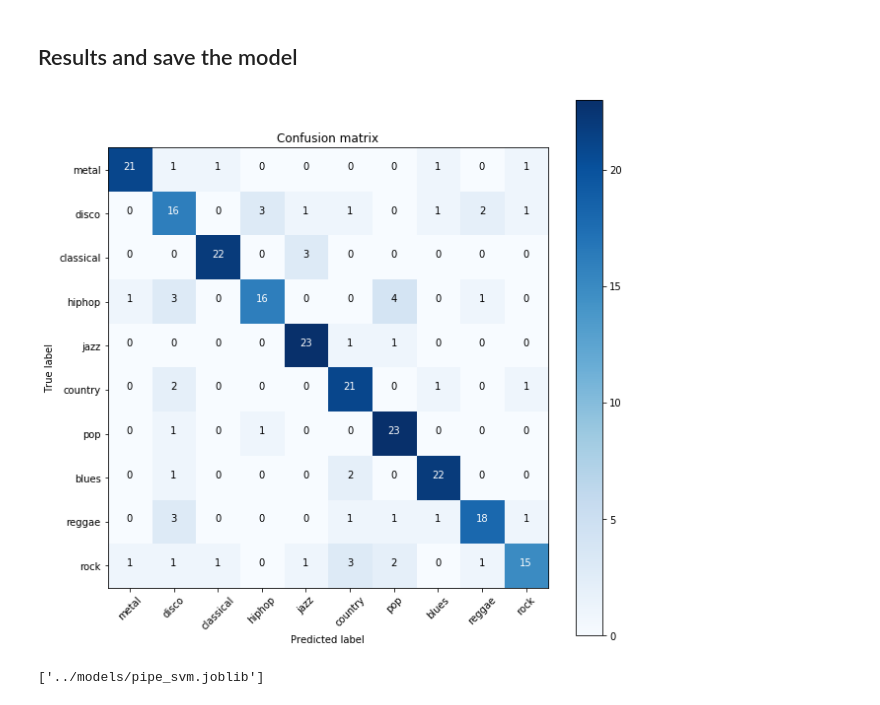
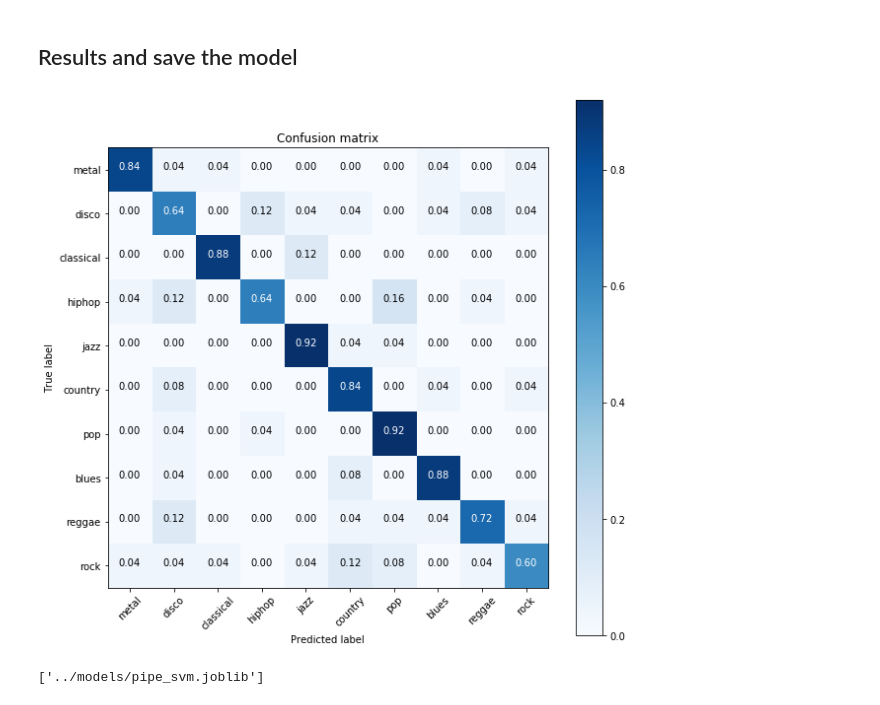
Before and after one commit to Hguimaraes/gtzan.keras, a Jupyter notebook: nbs/1.0-handcrafted_features.ipynb, the cells around one changed output. Saved outputs shown, nothing was run; the diff lists cells and outputs as text; code cells hidden in the pictures.

Commit message:
adding a version with normalized confusion matrix

```diff
--- a/nbs/1.0-handcrafted_features.ipynb
+++ b/nbs/1.0-handcrafted_features.ipynb
@@ -440,9 +440,9 @@ cm = confusion_matrix(y_test, preds)
 classes = ['metal', 'disco', 'classical', 'hiphop', 'jazz', 'country', 'pop', 'blues', 'reggae', 'rock']
 # %%
 plt.figure(figsize=(10,10))
-plot_confusion_matrix(cm, classes)
+plot_confusion_matrix(cm, classes, normalize=True)
 # %% [output]
-[figure, old version]
+[figure, new version]
 # %%
 from sklearn.externals import joblib
 # %%
```
Also changed, not shown: parts of 5 cells of this notebook.
